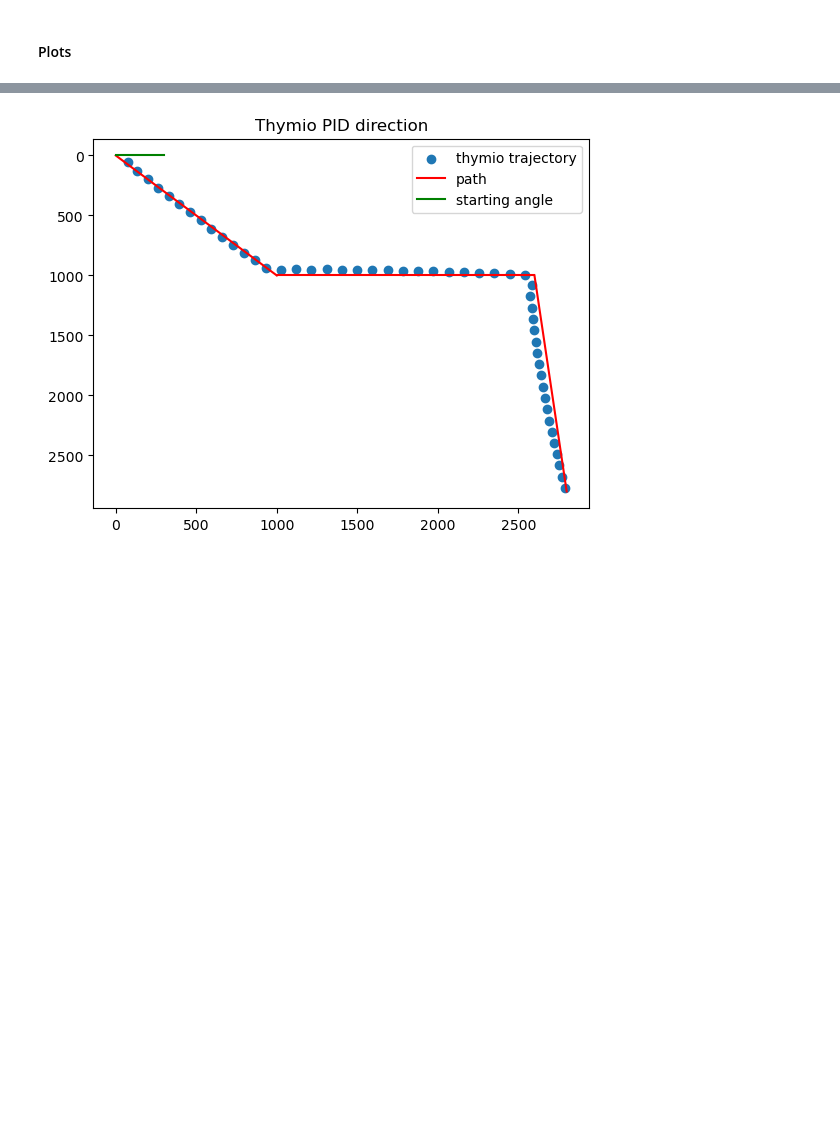
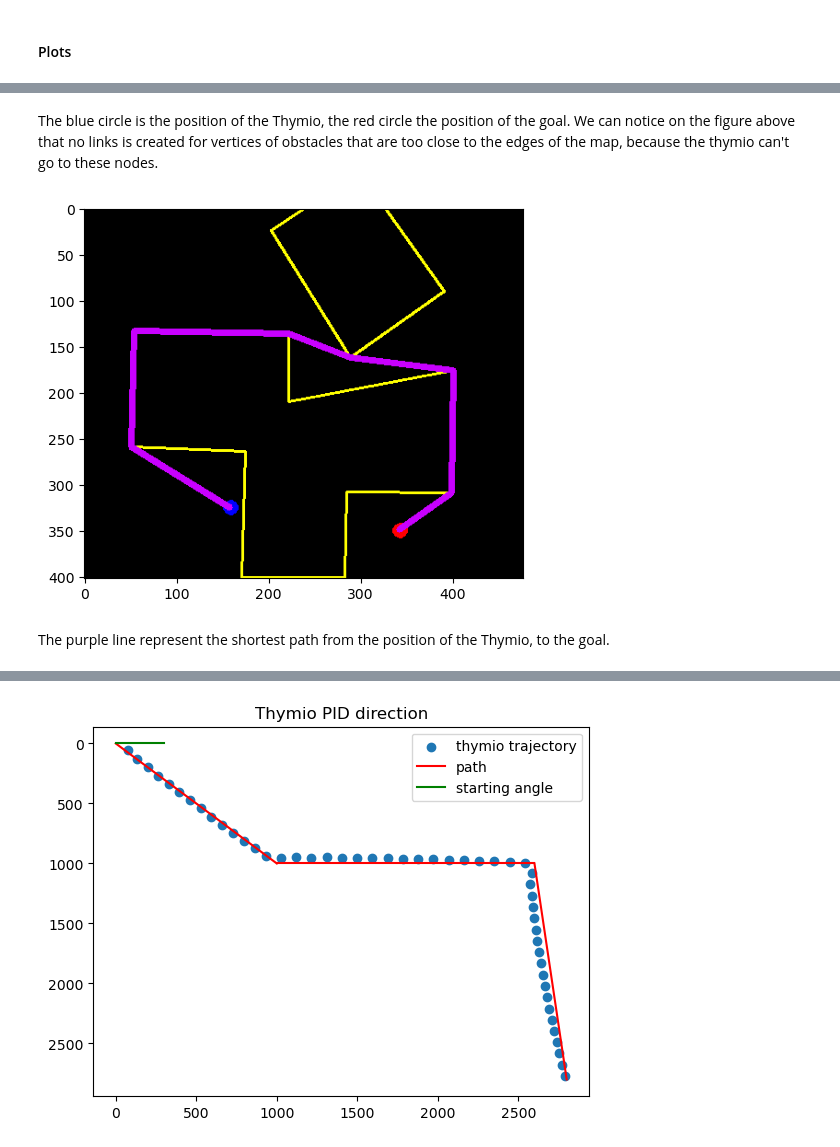
Before and after one commit to RobinJunod/Project_thymio, a Jupyter notebook: main.ipynb, the cells around one changed output, grey strips where cells are left out. Cells and saved outputs as stored; diff of their text form; code cells hidden in the pictures; blank space fills up the shorter version.

```diff
--- a/main.ipynb
+++ b/main.ipynb
@@ -706,17 +718,23 @@ NameError: name 'globNav' is not defined
+# %% [markdown]
+The blue circle is the position of the Thymio, the red circle the position of the goal. We can notice on the figure above that no links is created for vertices of obstacles that are too close to the edges of the map, because the thymio can't go to these nodes.
 # %%
 def plot_shortest_path(self):
     Img=np.zeros((self.max_valy, self.max_valx,3), dtype='uint8')
     for obstacle in self.raw_obstacles_pos:
-        image = cv2.polylines(Img, [obstacle.reshape((-1, 1, 2))], True, (255,255,0), 5)
+        image = cv2.polylines(Img, [obstacle.reshape((-1, 1, 2))], True, (255,255,0), 2)
     cv2.circle(Img, (round(self.goal_pos[0]),round(self.goal_pos[1])), 5, (255, 0, 0), 5)
     cv2.circle(Img, (round(self.thymio_pos[0]),round(self.thymio_pos[1])), 5, (0, 0, 255), 5)
 
-    cv2.polylines(Img, np.int32([np.array(self.path).reshape((-1, 1, 2))]), False, (200, 0, 255), 3)
+    cv2.polylines(Img, np.int32([np.array(self.path).reshape((-1, 1, 2))]), False, (200, 0, 255), 5)
 
     plt.imshow(image)
 
 Global_Navigation.plot_shortest_path = plot_shortest_path
 globNav.plot_shortest_path()
+# %% [output]
+[figure, added]
+# %% [markdown]
+The purple line represent the shortest path from the position of the Thymio, to the goal.
 # %% [markdown]
 ## MOTION CONTROL
 
```
Also changed, not shown: parts of 19 cells of this notebook.
